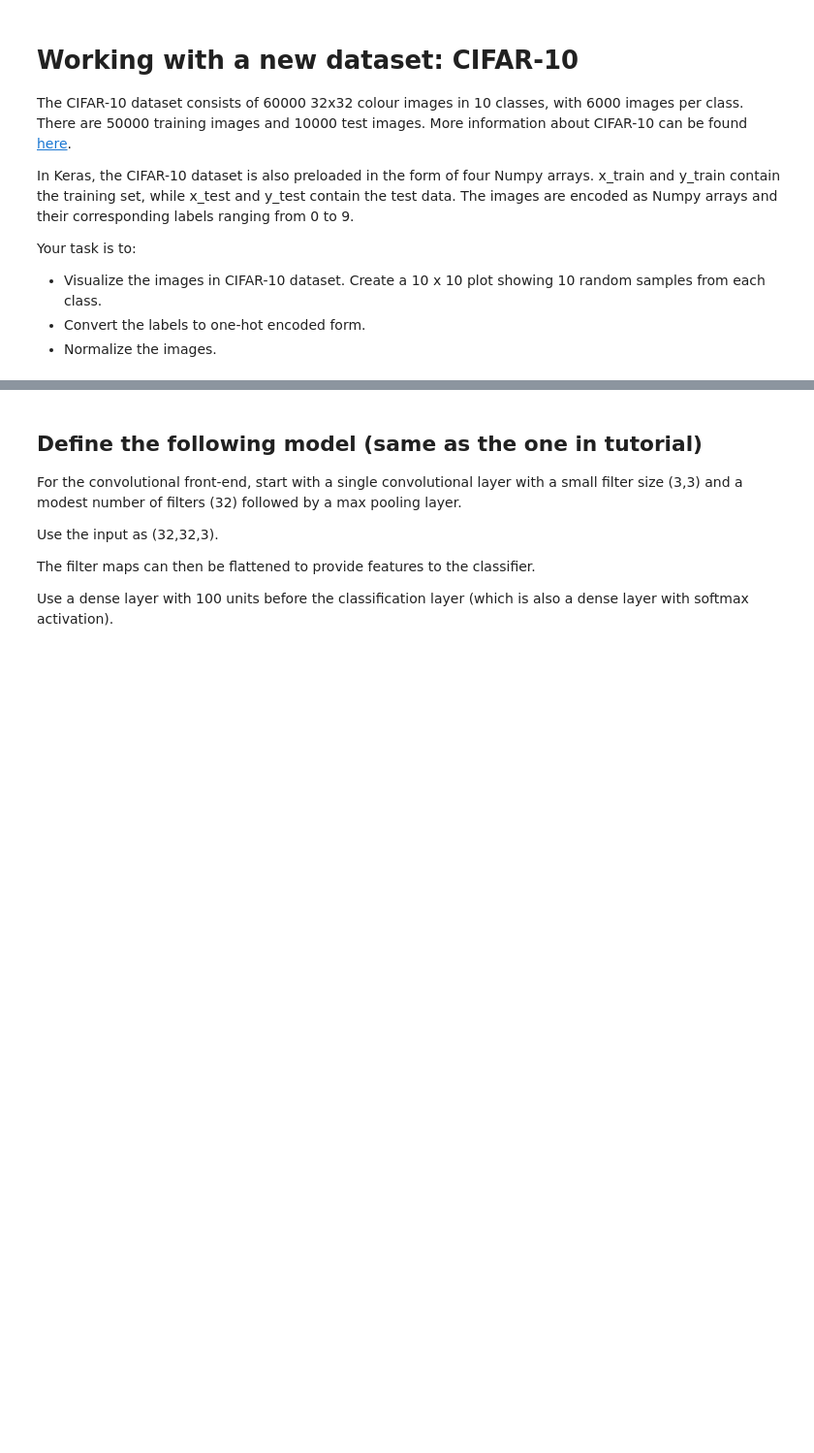
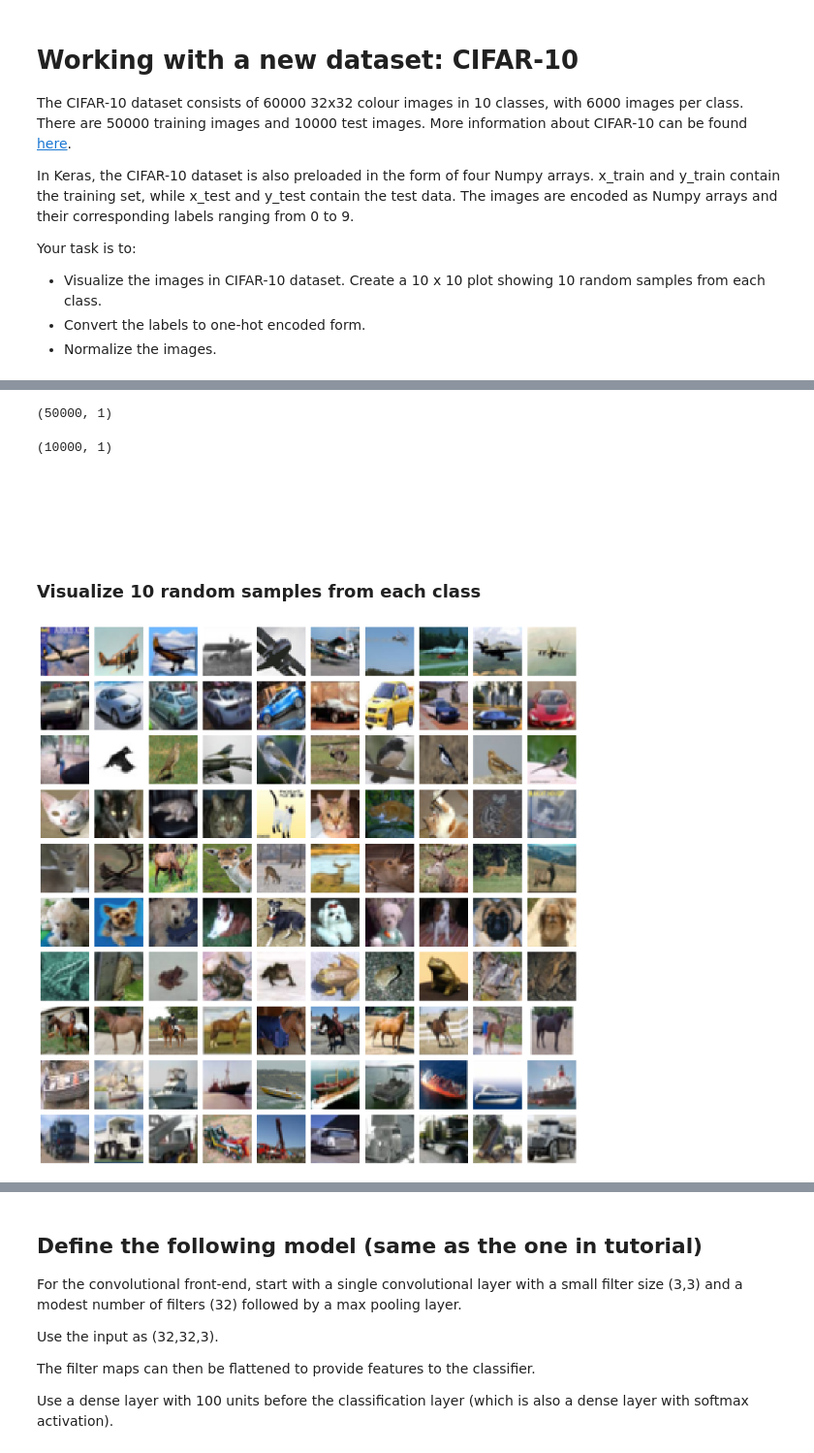
Before and after one commit to spqdot/lab-image-classification-using-convolutional-neural-networks, a Jupyter notebook: main.ipynb, the cells around one changed output, grey strips where cells are left out. Shown at 97% size. Drawn from its saved outputs; the diff is of its cells as text; code cells hidden in the pictures; blank space fills up the shorter version.

```diff
--- a/main.ipynb
+++ b/main.ipynb
@@ -45,0 +52,42 @@ Downloading data from https://www.cs.toronto.edu/~kriz/cifar-10-python.tar.gz
+# %%
+y_train.shape
+# %% [output]
+(50000, 1)
+# %%
+y_test.shape
+# %% [output]
+(10000, 1)
+# %% [markdown]
+###
+# %% [markdown]
+###
+# %% [markdown]
+### Visualize 10 random samples from each class
+# %%
+class_names = [
+    'airplane', 'automobile', 'bird', 'cat', 'deer',
+    'dog', 'frog', 'horse', 'ship', 'truck'
+]
+
+## Create a 10 × 10 grid:
+
+fig, axes = plt.subplots(10, 10, figsize=(15, 15))
+
+for i in range(10):
+    # Get indices of images belonging to class i
+    idx = np.where(y_train.flatten() == i)[0]
+
+    # Select 10 random images
+    random_idx = np.random.choice(idx, 10, replace=False)
+
+    for j, image_idx in enumerate(random_idx):
+        axes[i, j].imshow(x_train[image_idx])
+        axes[i, j].axis('off')
+
+        if j == 0:
+            axes[i, j].set_ylabel(class_names[i], fontsize=12)
+
+plt.tight_layout()
+plt.show()
+# %% [output]
+[figure, added]
```
Also changed, not shown: parts of 50 cells of this notebook.
